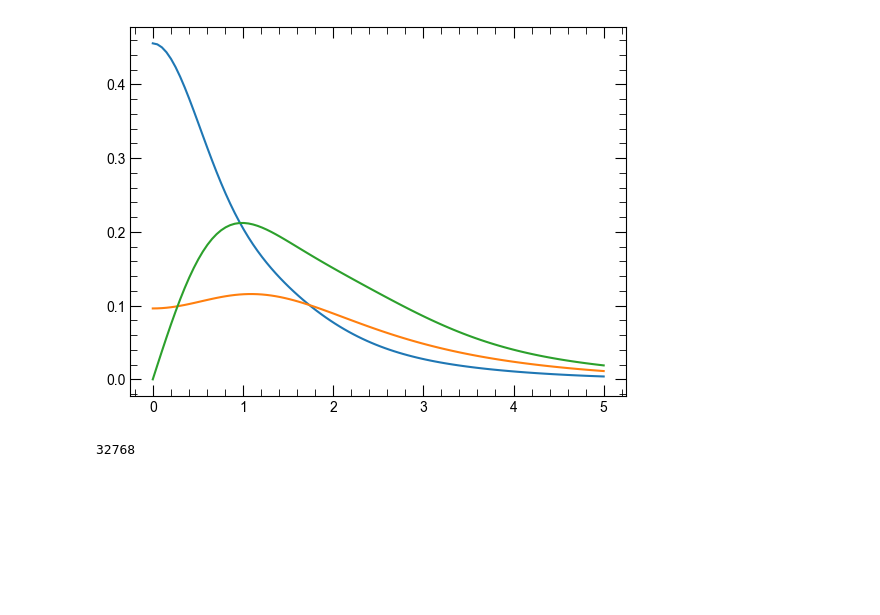
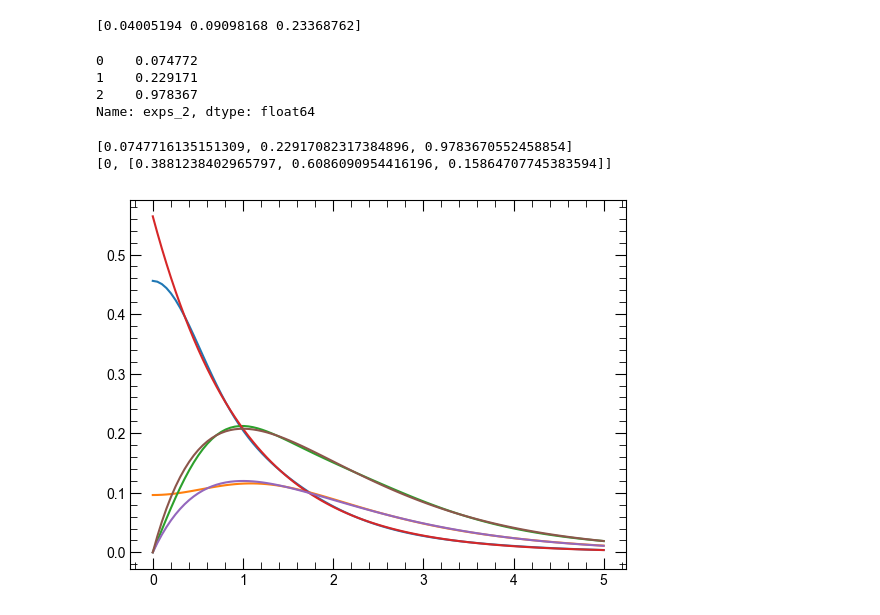
Before and after one commit to yamashun99/molecule, a Jupyter notebook: examples/make_base/main_make_sto_ng.ipynb, the cells around one changed output. Drawn from its saved outputs; the diff is of its cells as text; code cells hidden in the pictures; blank space fills up the shorter version.

```diff
--- a/examples/make_base/main_make_sto_ng.ipynb
+++ b/examples/make_base/main_make_sto_ng.ipynb
@@ -54,21 +52,73 @@ array([0.05317494, 0.13709616, 0.44325274])
+# %%
+result_4 = optimize_sto_ng(a)
+exps_4, coefs_4 = params2expscoefs(4, 3, result_4.x)
+print(exps_4)
+df["exps_4"] = exps_4
+df["coefs_4s"] = coefs_4[0]
+df["coefs_4p"] = coefs_4[1]
+df["coefs_4d"] = coefs_4[2]
+
+
+df.to_csv("sto_3g.csv", index=False)
+# %% [output]
+[0.04005194 0.09098168 0.23368762]
+# %%
+df["exps_2"]
+# %% [output]
+0    0.074772
+1    0.229171
+2    0.978367
+Name: exps_2, dtype: float64
 # %%
 r = np.linspace(0.0, 5, 100)
-phi_1s_base = BasisFunction(1, df["exps_1"].to_list(), [df["coefs_1s"].to_list()])
-phi_2s_base = BasisFunction(1, df["exps_2"].to_list(), [df["coefs_2s"].to_list()])
+phi_1s_base = BasisFunction(1, 1, df["exps_1"].to_list(), [df["coefs_1s"].to_list()])
+phi_2s_base = BasisFunction(1, 1, df["exps_2"].to_list(), [df["coefs_2s"].to_list()])
 phi_2p_base = BasisFunction(
+    2,
     2,
     df["exps_2"].to_list(),
     [0, df["coefs_2p"].to_list()],
 )
+phi_3s_base = BasisFunction(1, 1, df["exps_3"].to_list(), [df["coefs_3s"].to_list()])
+phi_3p_base = BasisFunction(
+    2,
+    2,
+    df["exps_3"].to_list(),
+    [0, df["coefs_3p"].to_list()],
+)
+phi_3d_base = BasisFunction(
+    3,
+    3,
+    df["exps_3"].to_list(),
+    [0, 0, df["coefs_3d"].to_list()],
+)
+phi_4s_base = BasisFunction(1, 1, df["exps_4"].to_list(), [df["coefs_4s"].to_list()])
+phi_4p_base = BasisFunction(
+    2,
+    2,
+    df["exps_4"].to_list(),
+    [0, df["coefs_4p"].to_list()],
+)
+phi_4d_base = BasisFunction(
+    3,
+    3,
+    df["exps_4"].to_list(),
+    [0, 0, df["coefs_4d"].to_list()],
+)
+# %%
+print(phi_2p_base.exps)
+print(phi_2p_base.coefs)
+# %% [output]
+[0.0747716135151309, 0.22917082317384896, 0.9783670552458854]
+[0, [0.3881238402965797, 0.6086090954416196, 0.15864707745383594]]
 # %%
 fig, ax = plt.subplots()
-ax.plot(r, sto_ng_s(phi_1s_base, r))
-ax.plot(r, sto_ng_s(phi_2s_base, r))
-ax.plot(r, sto_ng_p(phi_2p_base, r))
+ax.plot(r, sto_ng(phi_1s_base, r, 1))
+ax.plot(r, sto_ng(phi_2s_base, r, 1))
+ax.plot(r, sto_ng(phi_2p_base, r, 2))
+ax.plot(r, chi_n(1, r, "s"))
+ax.plot(r, chi_n(2, r, "s"))
+ax.plot(r, chi_n(2, r, "p"))
 plt.show()
 # %% [output]
-[figure, old version]
+[figure, new version]
-# %%
-2**15
-# %% [output]
-32768
```
Also changed, not shown: parts of 5 cells of this notebook, 8 other files.
